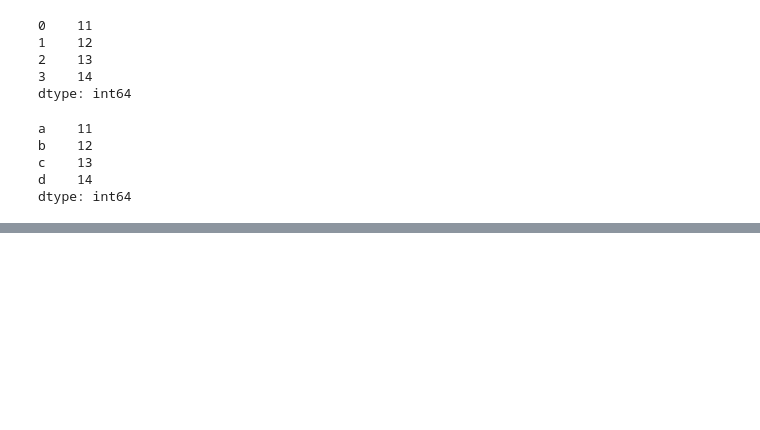
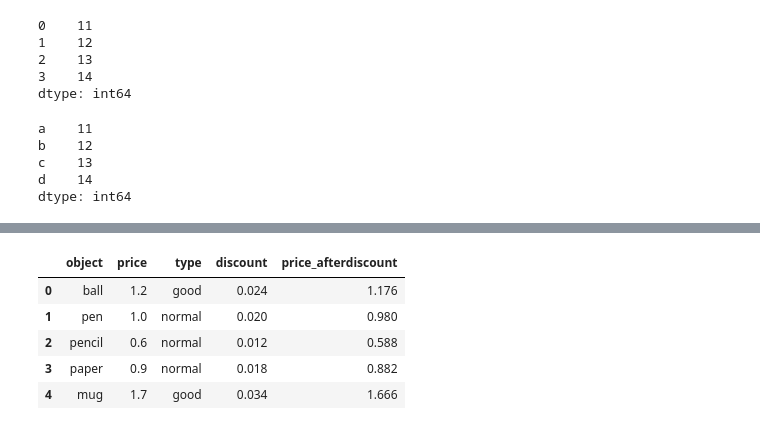
Before and after one commit to hqmkhoa/PhanTichDuLieu, a Jupyter notebook: Lab01.ipynb, the cells around one changed output, grey strips where cells are left out. Cells and saved outputs as stored; diff of their text form; code cells hidden in the pictures; blank space fills up the shorter version.

```diff
--- a/Lab01.ipynb
+++ b/Lab01.ipynb
@@ -24,0 +38,3 @@ dtype: int64
+# %%
+frame2 = pd.DataFrame (frame, columns = ['object', 'price'])
+frame2
@@ -24,0 +48,3 @@ dtype: int64
+# %%
+frame2['type'] ='normal'
+frame2
@@ -24,0 +58,5 @@ dtype: int64
+# %%
+for i in range(len(frame2)):
+  if frame2['price'][i] > 1.0:
+    frame2.loc[i, 'type'] = 'good' #update ith of column type with a new value
+frame2
@@ -24,0 +70,3 @@ dtype: int64
+# %%
+frame2['discount'] = frame2['price']*0.02
+frame2
@@ -24,0 +80,10 @@ dtype: int64
+# %%
+frame2['price_afterdiscount'] = frame2['price'] - frame2['discount']
+frame2
+# %% [output]
+|  | object | price | type | discount | price_afterdiscount |
+| 0 | ball | 1.2 | good | 0.024 | 1.176 |
+| 1 | pen | 1.0 | normal | 0.020 | 0.980 |
+| 2 | pencil | 0.6 | normal | 0.012 | 0.588 |
+| 3 | paper | 0.9 | normal | 0.018 | 0.882 |
+| 4 | mug | 1.7 | good | 0.034 | 1.666 |
```
Also changed, not shown: parts of 9 cells of this notebook.
